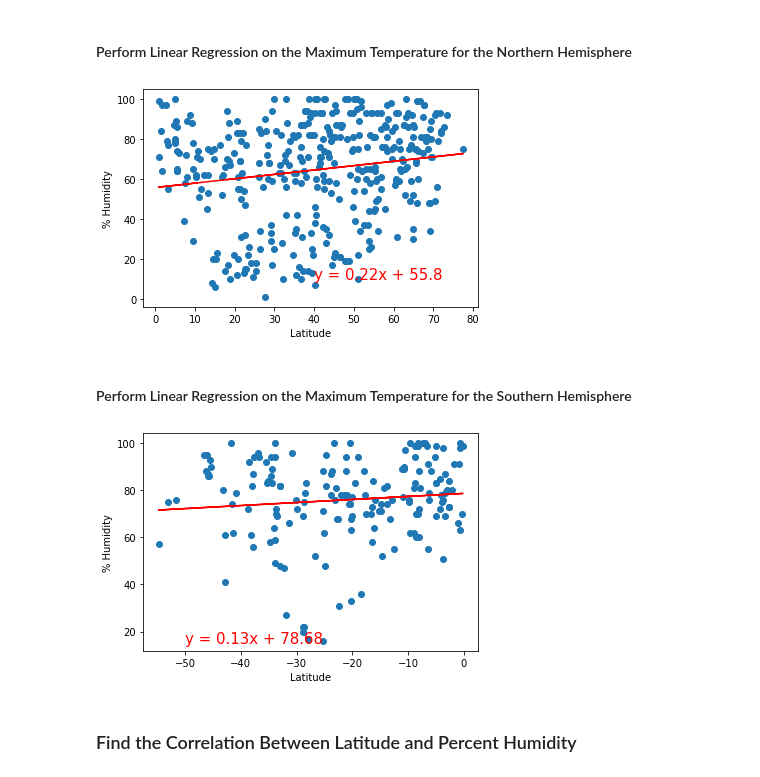
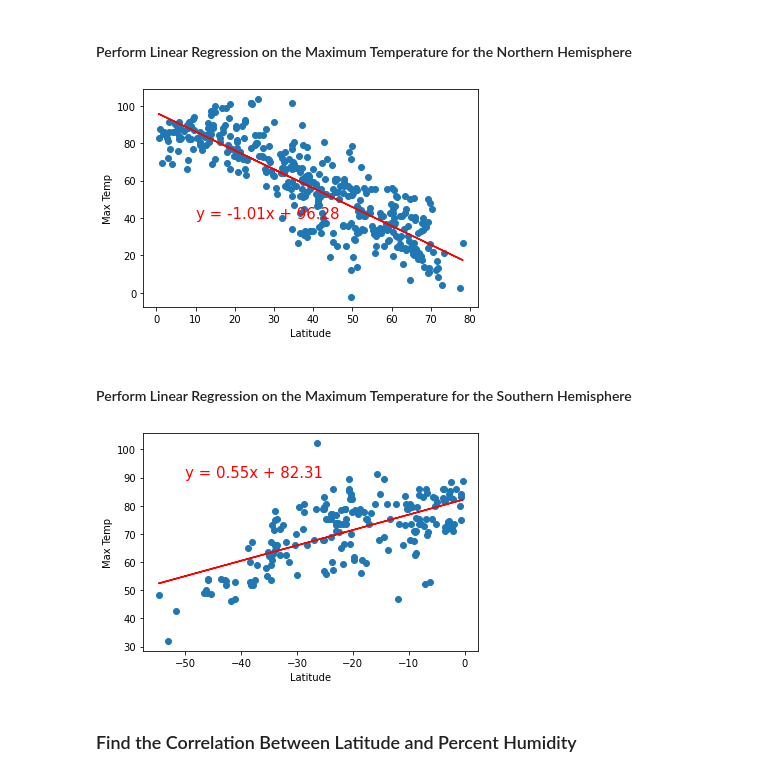
Before and after one commit to cynmmarin/World_Weather_Analysis, a Jupyter notebook: WeatherPy.ipynb, the cells around one changed output. Saved outputs shown, nothing was run; the diff lists cells and outputs as text; code cells hidden in the pictures.

```diff
--- a/WeatherPy.ipynb
+++ b/WeatherPy.ipynb
@@ -326,25 +326,25 @@ southern_hemi_df = city_data_df.loc[(city_data_df["Lat"] < 0)]
 # %%
 # Linear regression on the Northern Hemisphere
 x_values = northern_hemi_df["Lat"]
-y_values = northern_hemi_df["Humidity"]
+y_values = northern_hemi_df["Max Temp"]
 # Call the function.
 plot_linear_regression(x_values, y_values,
                        'Linear Regression on the Northern Hemisphere \
-                        for % Humidity', '% Humidity',(40,10))
+                        for Maximum Temperature', 'Max Temp',(10,40))
 # %% [output]
-[figure, old version]
+[figure, new version]
 # %% [markdown]
 #### Perform Linear Regression on the Maximum Temperature for the Southern Hemisphere
 # %%
 # Linear regression on the Southern Hemisphere
 x_values = southern_hemi_df["Lat"]
-y_values = southern_hemi_df["Humidity"]
+y_values = southern_hemi_df["Max Temp"]
 # Call the function.
 plot_linear_regression(x_values, y_values,
                        'Linear Regression on the Southern Hemisphere \
-                        for % Humidity', '% Humidity',(-50,15))
+                        for Maximum Temperature', 'Max Temp',(-50,90))
 # %% [output]
-[figure, old version]
+[figure, new version]
 # %% [markdown]
 ### Find the Correlation Between Latitude and Percent Humidity
 # %% [markdown]
```
Also changed, not shown: parts of 6 cells of this notebook, 7 other files.
